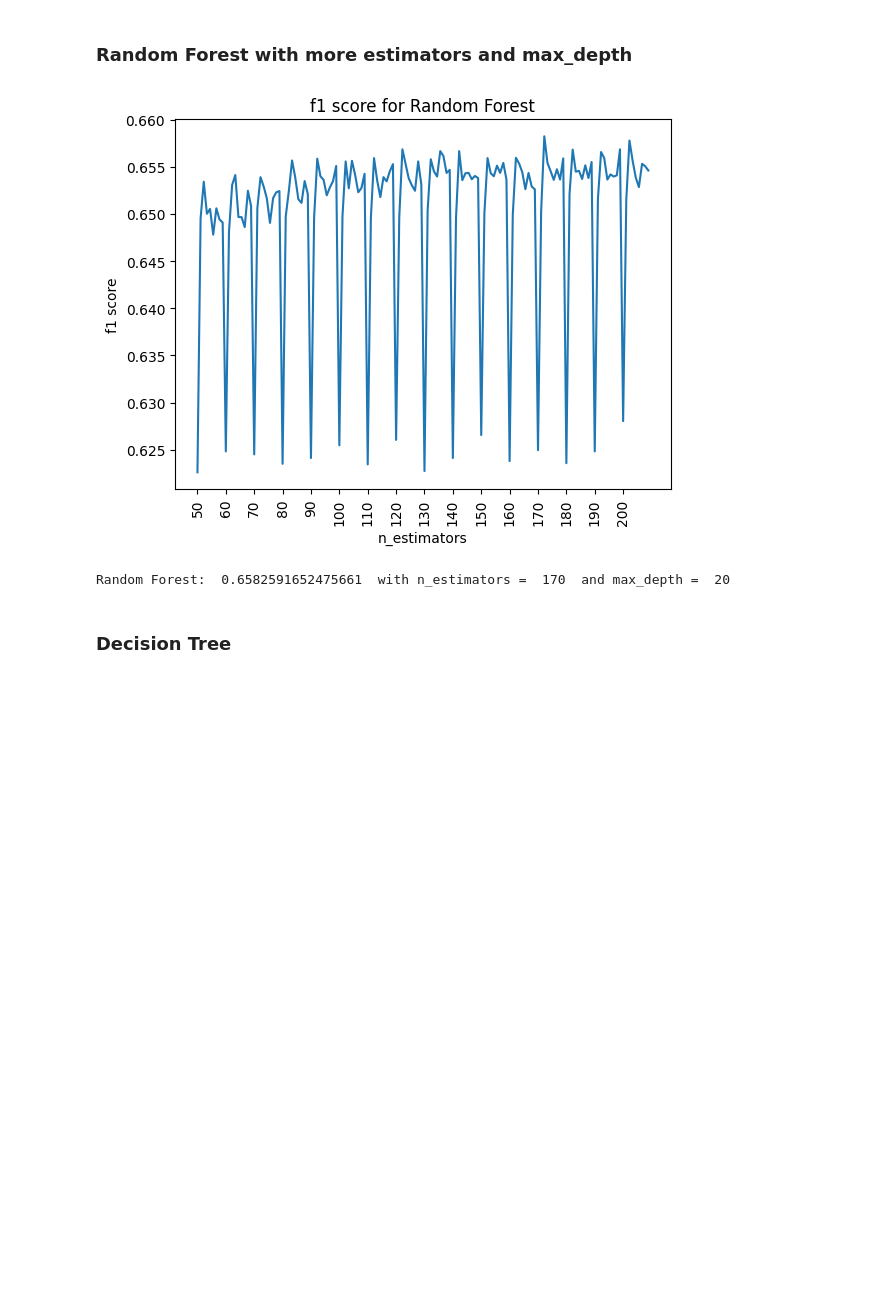
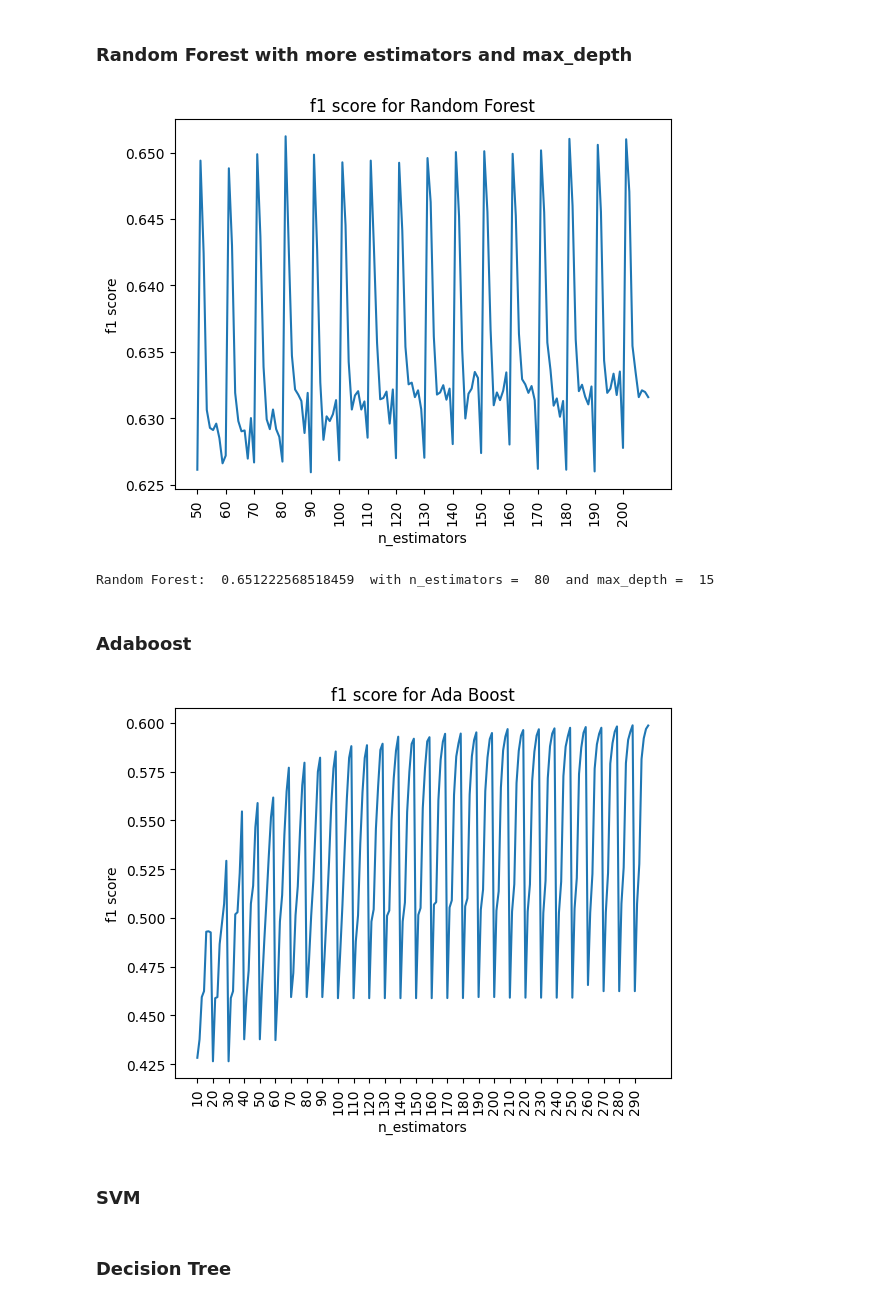
Before and after one commit to shahrohman/inf8245e_kaggle, a Jupyter notebook: ML_kaggle.ipynb, the cells around one changed output. Cells and saved outputs as stored; diff of their text form; code cells hidden in the pictures; blank space fills up the shorter version.

```diff
--- a/ML_kaggle.ipynb
+++ b/ML_kaggle.ipynb
@@ -380,3 +412,8 @@ y = train_data_np[:,-1]
+# %%
+# Select only 11 best features for training which are in position 0, 17, 1, 14, 8, 2, 4, 7, 3, 9, 10
+
+X = train_data_np[:,[0, 17, 1, 14, 8, 2, 4, 7, 3, 9, 10]]
+y = train_data_np[:,-1]
 # %%
 # Process test data
 val_size = 0.2
@@ -460,5 +497,13 @@ plt.show()
 
 print("Random Forest: ", max(f1_scores_rf2), " with n_estimators = ", n_estimators_values[f1_scores_rf2.index(max(f1_scores_rf2))//len(max_depth_values)], " and max_depth = ", max_depth_values[f1_scores_rf2.index(max(f1_scores_rf2))%len(max_depth_values)])
 # %% [output]
-[figure, old version]
+[figure, new version]
-Random Forest:  0.6582591652475661  with n_estimators =  170  and max_depth =  20
+Random Forest:  0.651222568518459  with n_estimators =  80  and max_depth =  15
+# %% [markdown]
+### Adaboost
+# %%
+def ada_boost(X_train, X_test, y_train, y_test, n_estimators, learning_rate):
+    clf = AdaBoostClassifier(n_estimators = n_estimators, learning_rate = learning_rate)
+    clf.fit(X_train, y_train)
+    model_prediction = clf.predict(X_test)
+    return f1_score(y_test, model_prediction, average = 'micro')
@@ -464,0 +518,11 @@ Random Forest:  0.6582591652475661  with n_estimators =  170  and max_depth =  2
+# %%
+plt.title("f1 score for Ada Boost")
+plt.ylabel("f1 score")
+plt.xlabel("n_estimators")
+plt.xticks(np.arange(0, len(n_estimators_values)*len(learning_rate), len(learning_rate)), n_estimators_values, rotation = 90)
+plt.plot(f1_scores_ab)
+plt.show()
+# %% [output]
+[figure, added]
+# %% [markdown]
+### SVM
```
Also changed, not shown: parts of 15 cells of this notebook, 1 other file.
